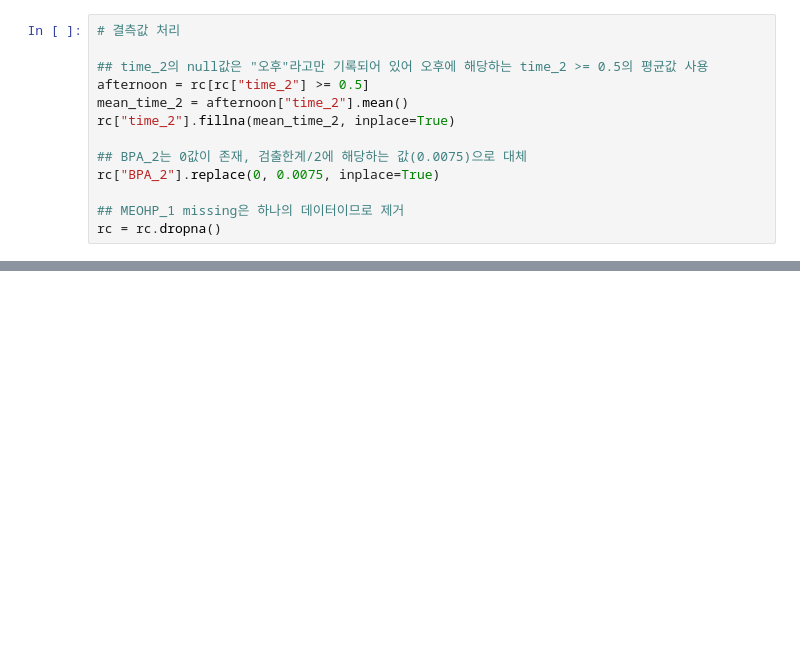
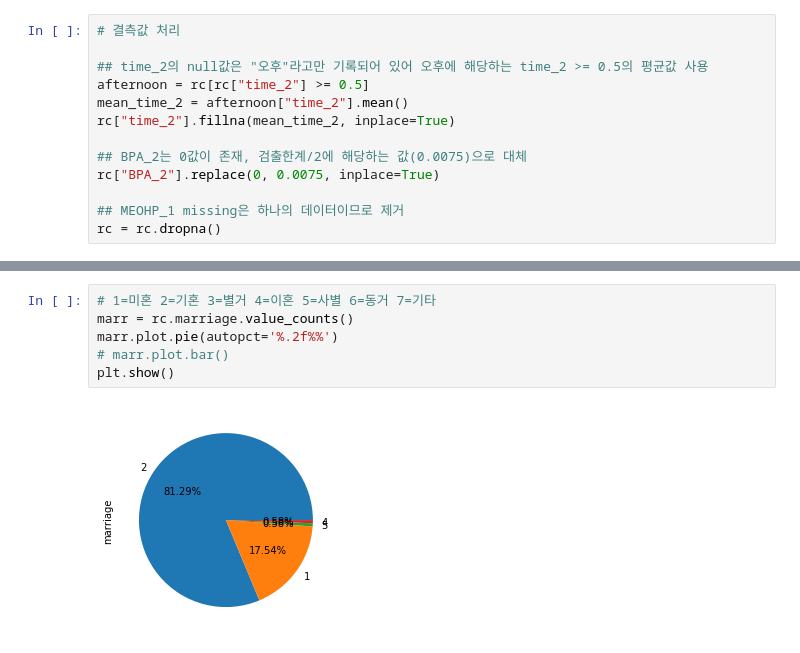
Before and after one commit to Lahongkkito/Risk-Communication, a Jupyter notebook: RC.ipynb, the cells around one changed output, grey strips where cells are left out. Cells and saved outputs as stored; diff of their text form; blank space fills up the shorter version.

```diff
--- a/RC.ipynb
+++ b/RC.ipynb
@@ -148,0 +146,8 @@ for i, (ax, idx) in enumerate(zip(axes.flatten(), log_horms)):
+# %%
+# 1=미혼 2=기혼 3=별거 4=이혼 5=사별 6=동거 7=기타
+marr = rc.marriage.value_counts()
+marr.plot.pie(autopct='%.2f%%')
+# marr.plot.bar()
+plt.show()
+# %% [output]
+[figure, added]
```
Also changed, not shown: parts of 13 cells of this notebook.
